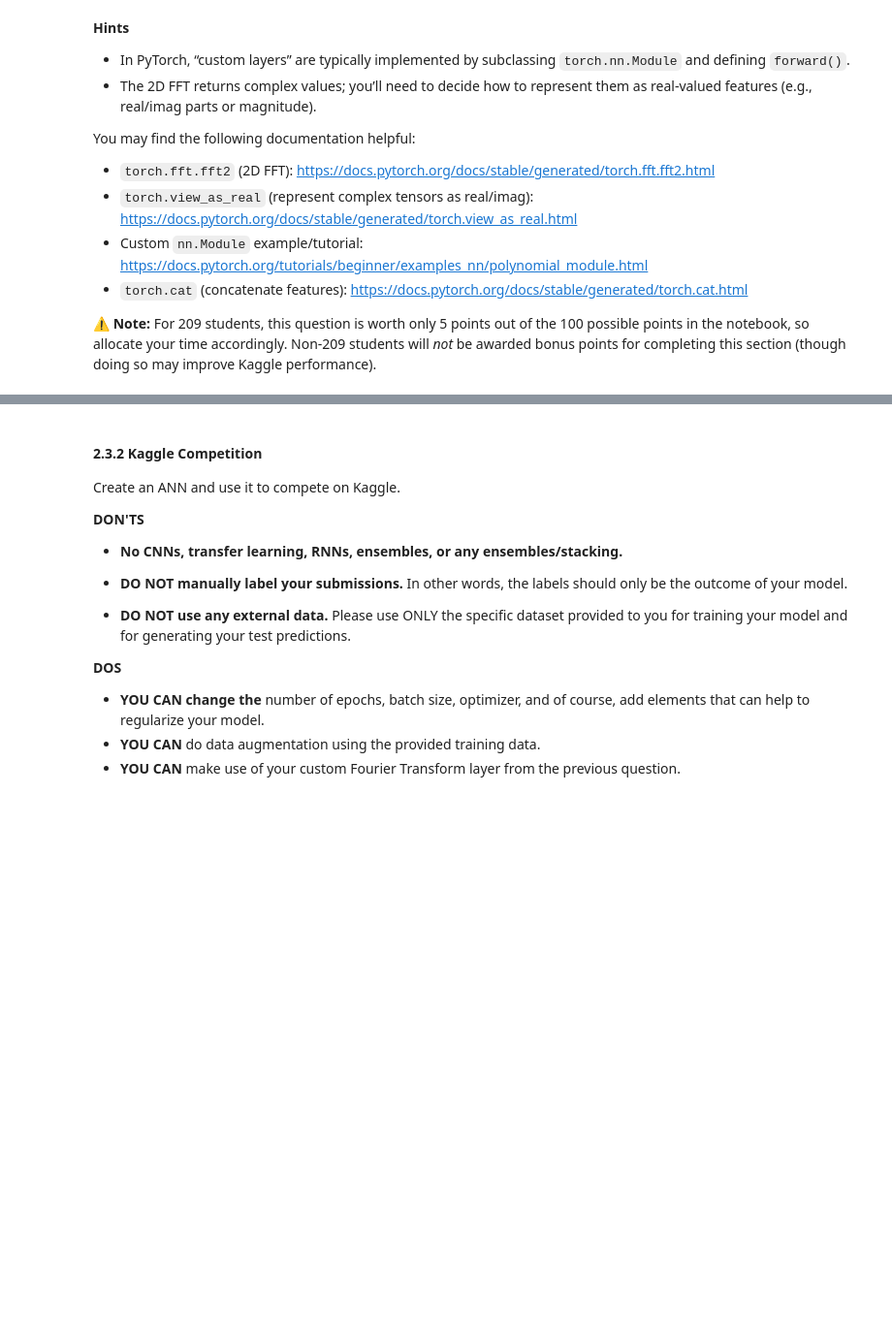
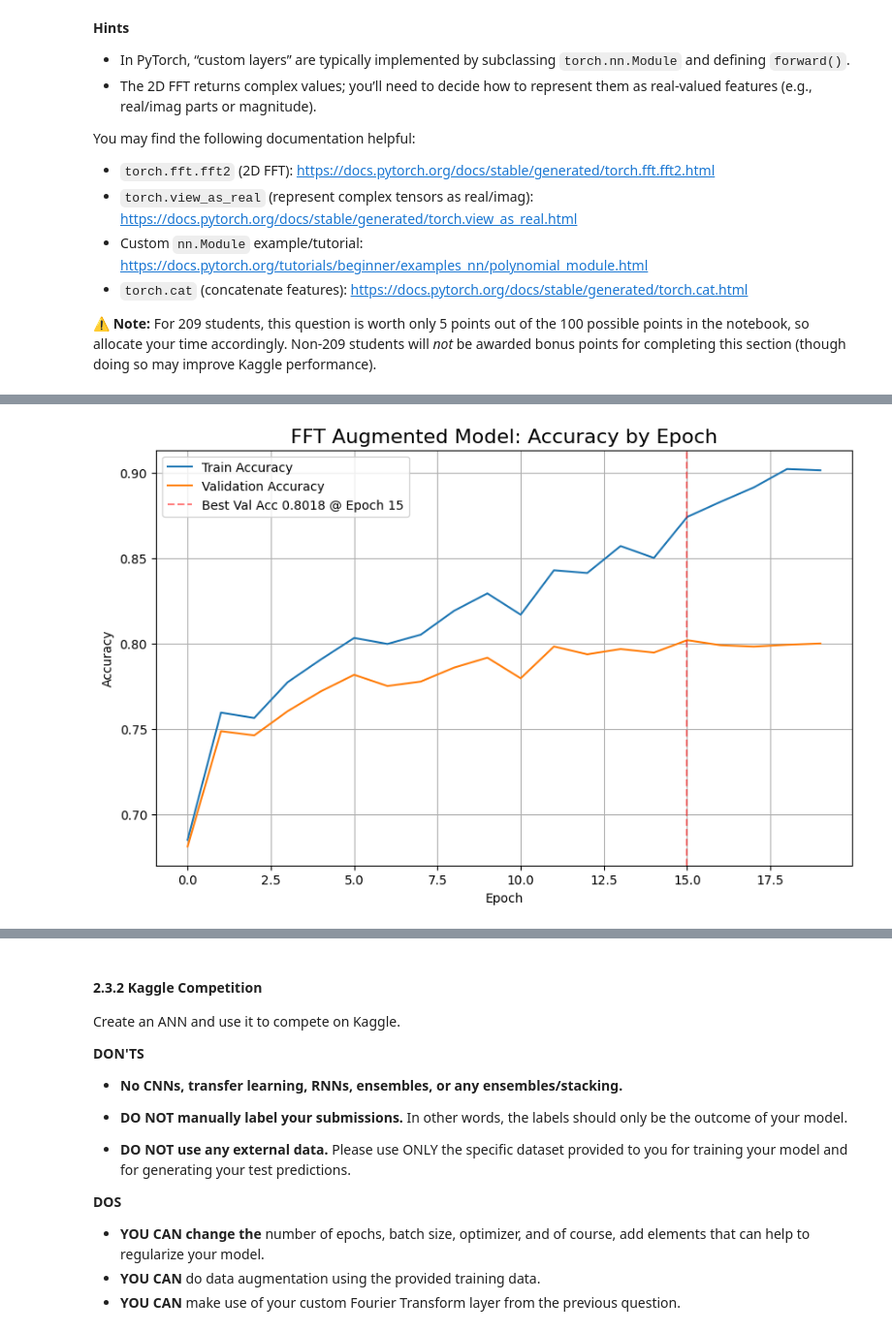
Before and after one commit to Andrew-S-Jing/cs1090b, a Jupyter notebook: hw/hw1/cs1090b_hw1.ipynb, the cells around one changed output, grey strips where cells are left out. Shown at 97% size. Cells and saved outputs as stored; diff of their text form; code cells hidden in the pictures; blank space fills up the shorter version.

```diff
--- a/hw/hw1/cs1090b_hw1.ipynb
+++ b/hw/hw1/cs1090b_hw1.ipynb
@@ -1327,0 +1278,87 @@ _Your answer here_
+# %%
+# your code here
+
+class FFTLayer(nn.Module):
+    def forward(self, x):
+        x_2d = x.view(x.size(0), 28, 28)
+        x_fft = torch.fft.fft2(x_2d, norm='ortho')
+        return x_fft.abs().view(x.size(0), -1)
+
+
+class FFTAugmentedModel(nn.Module):
+    def __init__(self, mlp, fft_layer):
+        super().__init__()
+        self.mlp = mlp
+        self.fft_layer = fft_layer
+
+    def forward(self, x):
+        fft_features = self.fft_layer(x)
+        return self.mlp(torch.cat([x, fft_features], dim=1))
+
+FFT_Factory = FCN_ReLU_Multiclassifier_NN_Factory(
+    input_dim=784 * 2,
+    output_dim=len(qd_labels),
+    shape=[(10_000, 3)],
+)
+
+gc.collect()
+torch.cuda.empty_cache()
+set_seed()
+
+fft_model = FFTAugmentedModel(FFT_Factory.build(), FFTLayer()).to(device)
+criterion = nn.CrossEntropyLoss()
+optimizer = optim.Adam(fft_model.parameters())
+num_epochs = 20
+batch_size = 128
+
+X_train_t = torch.tensor(overfit_X_train, dtype=torch.float32, device=device)
+y_train_t = torch.tensor(overfit_y_train, dtype=torch.long, device=device)
+X_val_t = torch.tensor(overfit_X_val, dtype=torch.float32, device=device)
+y_val_t = torch.tensor(overfit_y_val, dtype=torch.long, device=device)
+
+train_loader = DataLoader(
+    TensorDataset(X_train_t, y_train_t), batch_size=batch_size, shuffle=True
+)
+
+fft_epoch_metrics = []
+for epoch in tqdm_notebook(range(num_epochs), desc="FFT Training"):
+    fft_model.train()
+    for inputs, labels in train_loader:
+        optimizer.zero_grad(set_to_none=True)
+        loss = criterion(fft_model(inputs), labels)
+        loss.backward()
+        optimizer.step()
+
+    fft_model.eval()
+    with torch.no_grad():
+        train_pred = torch.argmax(fft_model(X_train_t), dim=1)
+        val_pred = torch.argmax(fft_model(X_val_t), dim=1)
+        fft_epoch_metrics.append({
+            "epoch": epoch,
+            "train_acc": (train_pred == y_train_t).float().mean().item(),
+            "val_acc": (val_pred == y_val_t).float().mean().item(),
+        })
+
+del X_train_t, y_train_t, X_val_t, y_val_t, fft_model, train_loader
+gc.collect()
+torch.cuda.empty_cache()
+
+em = pd.DataFrame(fft_epoch_metrics)
+best_idx = em["val_acc"].idxmax()
+
+fig, ax = plt.subplots(figsize=(10, 6))
+ax.plot(em["epoch"], em["train_acc"], label="Train Accuracy")
+ax.plot(em["epoch"], em["val_acc"], label="Validation Accuracy")
+ax.axvline(x=best_idx, color="red", linestyle="--", alpha=0.5,
+           label=f"Best Val Acc {em.loc[best_idx, 'val_acc']:.4f} @ Epoch {best_idx}")
+ax.set_title("FFT Augmented Model: Accuracy by Epoch", fontsize=16)
+ax.set_xlabel("Epoch")
+ax.set_ylabel("Accuracy")
+ax.legend()
+ax.grid()
+plt.show()
+
+print(f"Best Val Accuracy: {em.loc[best_idx, 'val_acc']:.4f} at Epoch {best_idx}")
+print(f"Corresponding Train Accuracy: {em.loc[best_idx, 'train_acc']:.4f}")
+# %% [output]
+[figure, added]
```
Also changed, not shown: parts of 24 cells of this notebook.
